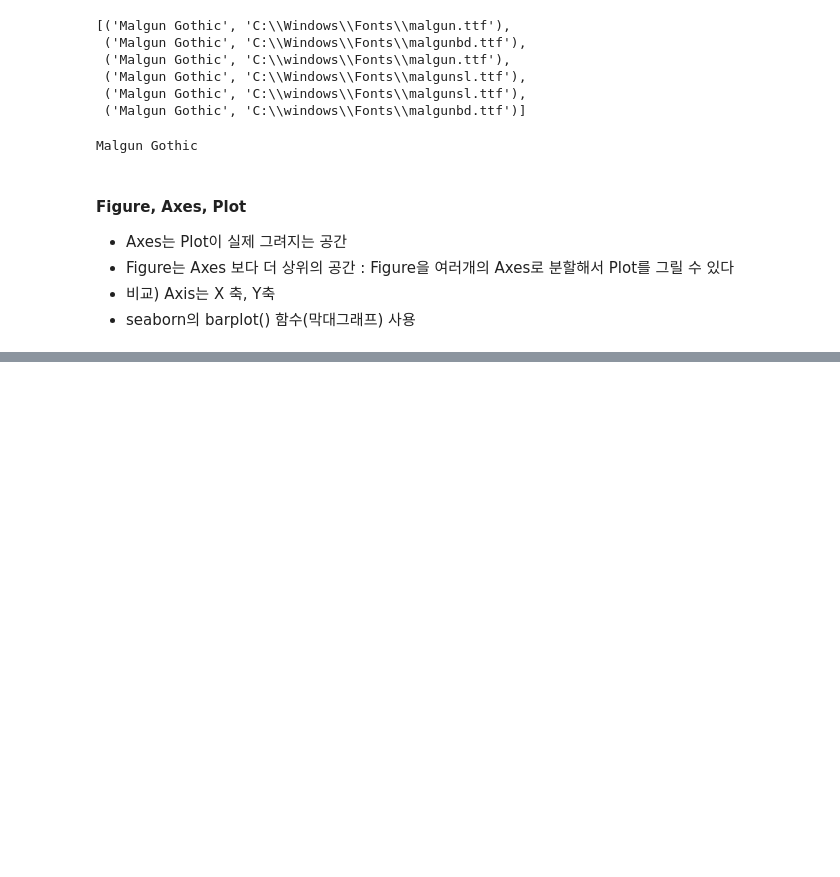
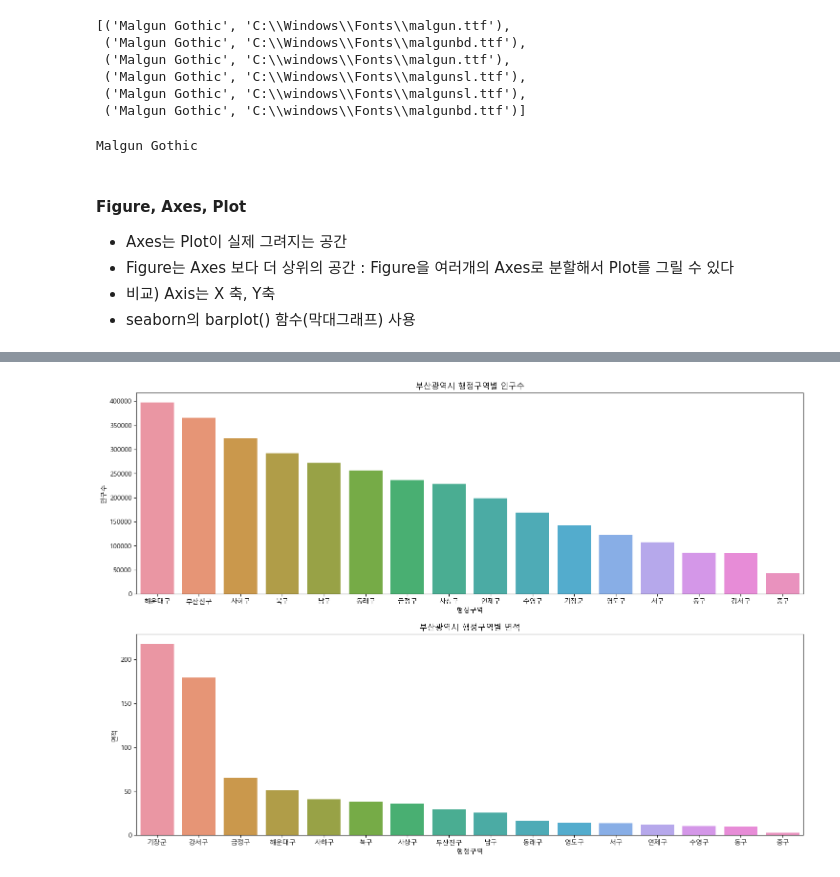
Before and after one commit to 2eeg/Python_Web_Analysis, a Jupyter notebook: 03-1.행정구역정보_분석과시각화.ipynb, the cells around one changed output, grey strips where cells are left out. Saved outputs shown, nothing was run; the diff lists cells and outputs as text; code cells hidden in the pictures; blank space fills up the shorter version.

```diff
--- a/03-1.행정구역정보_분석과시각화.ipynb
+++ b/03-1.행정구역정보_분석과시각화.ipynb
@@ -744,0 +782,4 @@ matplotlib.rc('font', family=font_prop)
+# %%
+show_pop_area('부산광역시')
+# %% [output]
+[figure, added]
```
Also changed, not shown: parts of 9 cells of this notebook, 4 other files.
